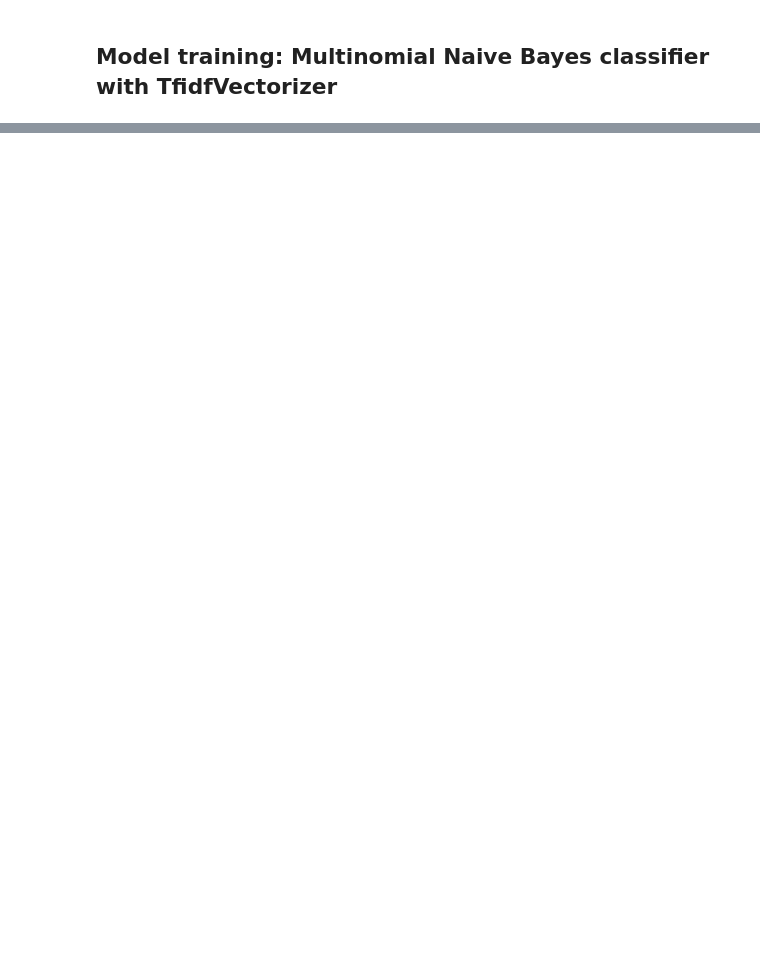
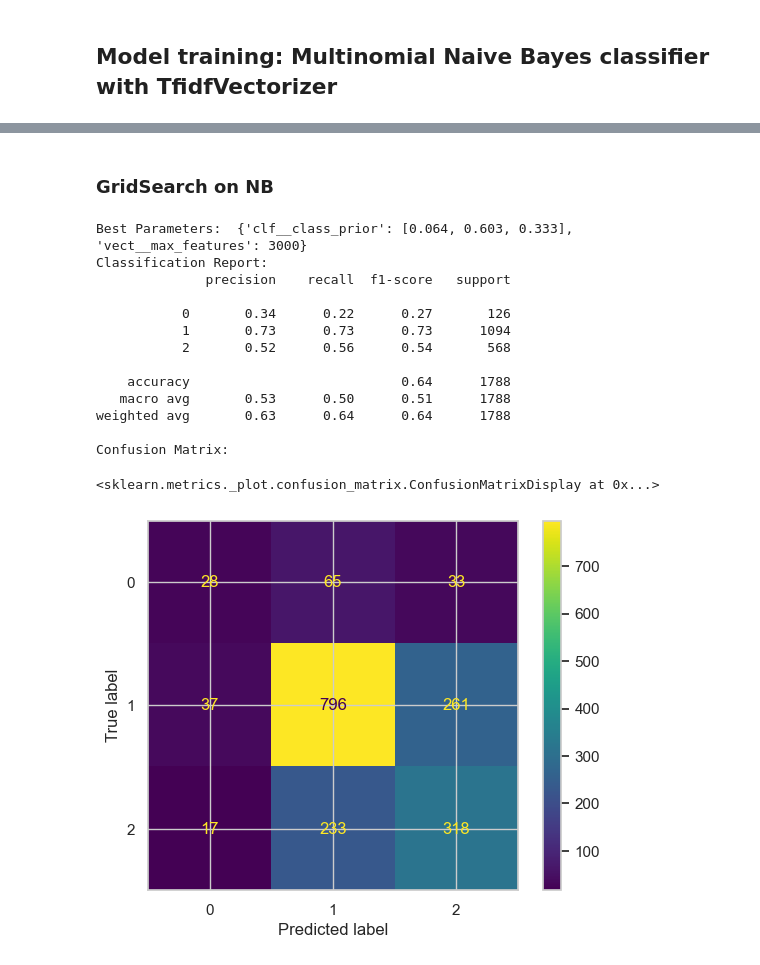
Before and after one commit to javo2/Test_operationnel, a Jupyter notebook: Notebook/Technical_test_Mohammed_Jawhar.ipynb, the cells around one changed output, grey strips where cells are left out. Saved outputs shown, nothing was run; the diff lists cells and outputs as text; code cells hidden in the pictures; blank space fills up the shorter version.

```diff
--- a/Notebook/Technical_test_Mohammed_Jawhar.ipynb
+++ b/Notebook/Technical_test_Mohammed_Jawhar.ipynb
@@ -770,0 +784,52 @@ Confusion Matrix:
+# %% [markdown]
+### GridSearch on NB
+# %%
+pipeline_base_NB =  Pipeline([
+    ('vect', CountVectorizer(max_features=2500, analyzer='word')),
+    ('clf', MultinomialNB())])
+
+# Define the parameter grid for the grid search
+param_grid = {
+    'vect__max_features': [1000, 2000, 3000],
+    'clf__class_prior': [[0.064, 0.603,0.333], [0.55,0.15,0.3], [0.45, 0.25, 0.3]],
+}
+
+# Perform grid search with 5-fold cross-validation
+grid_search = GridSearchCV(pipeline_base_NB, param_grid, cv=5)
+grid_search.fit(X_train, y_train)
+
+# Get the best parameters and best estimator
+best_params = grid_search.best_params_
+best_estimator = grid_search.best_estimator_
+
+# Print the best parameters
+print("Best Parameters: ", best_params)
+
+# Predict using the best estimator
+y_pred_NB = best_estimator.predict(X_test)
+
+# Print classification report
+print("Classification Report:")
+print(classification_report(y_test, y_pred_NB))
+
+# Plot confusion matrix
+print("Confusion Matrix:")
+cm = confusion_matrix(y_test, y_pred_NB)
+disp = ConfusionMatrixDisplay(confusion_matrix=cm, display_labels=best_estimator['clf'].classes_)
+disp.plot()
+# %% [output]
+Best Parameters:  {'clf__class_prior': [0.064, 0.603, 0.333], 'vect__max_features': 3000}
+Classification Report:
+              precision    recall  f1-score   support
+
+           0       0.34      0.22      0.27       126
+           1       0.73      0.73      0.73      1094
+           2       0.52      0.56      0.54       568
+
+    accuracy                           0.64      1788
+   macro avg       0.53      0.50      0.51      1788
+weighted avg       0.63      0.64      0.64      1788
+
+Confusion Matrix:
+<sklearn.metrics._plot.confusion_matrix.ConfusionMatrixDisplay at 0x...>
+[figure, added]
```
Also changed, not shown: parts of 13 cells of this notebook.
